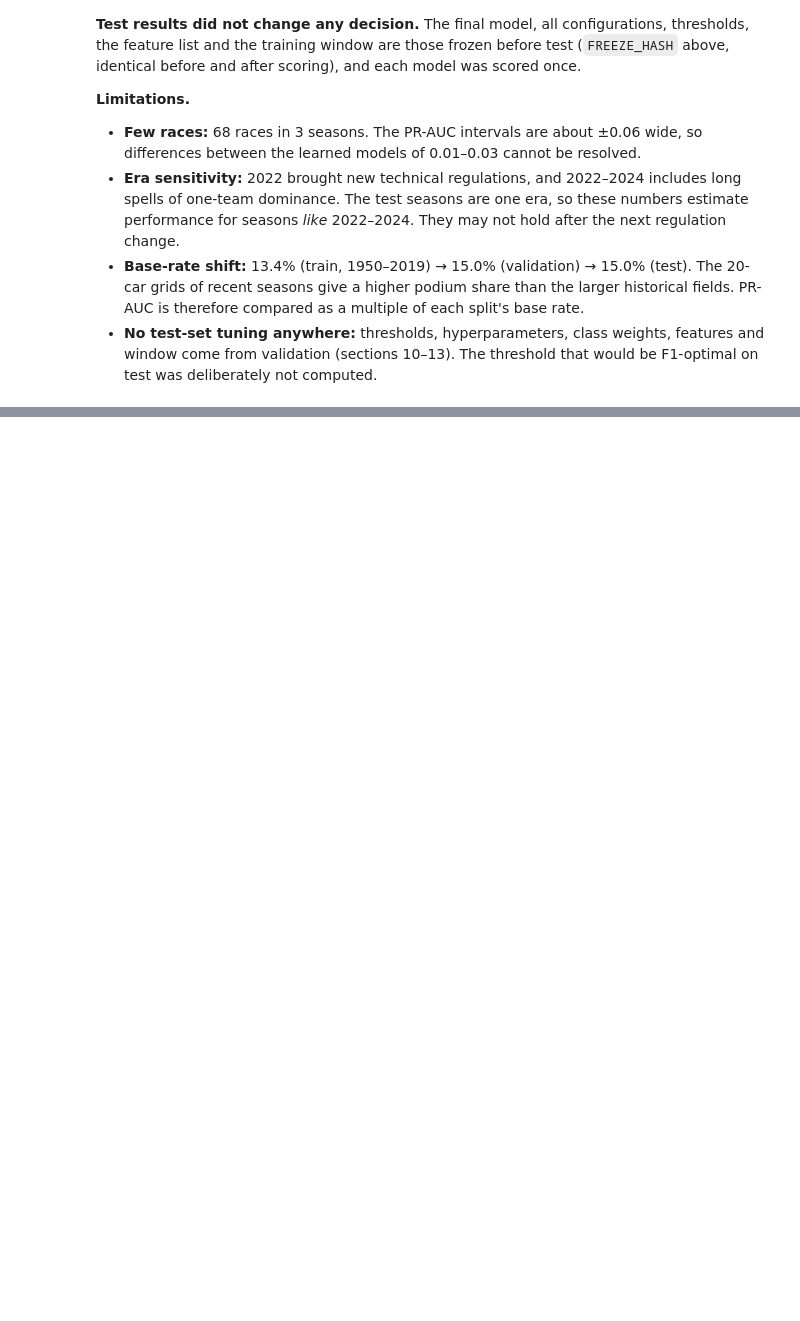
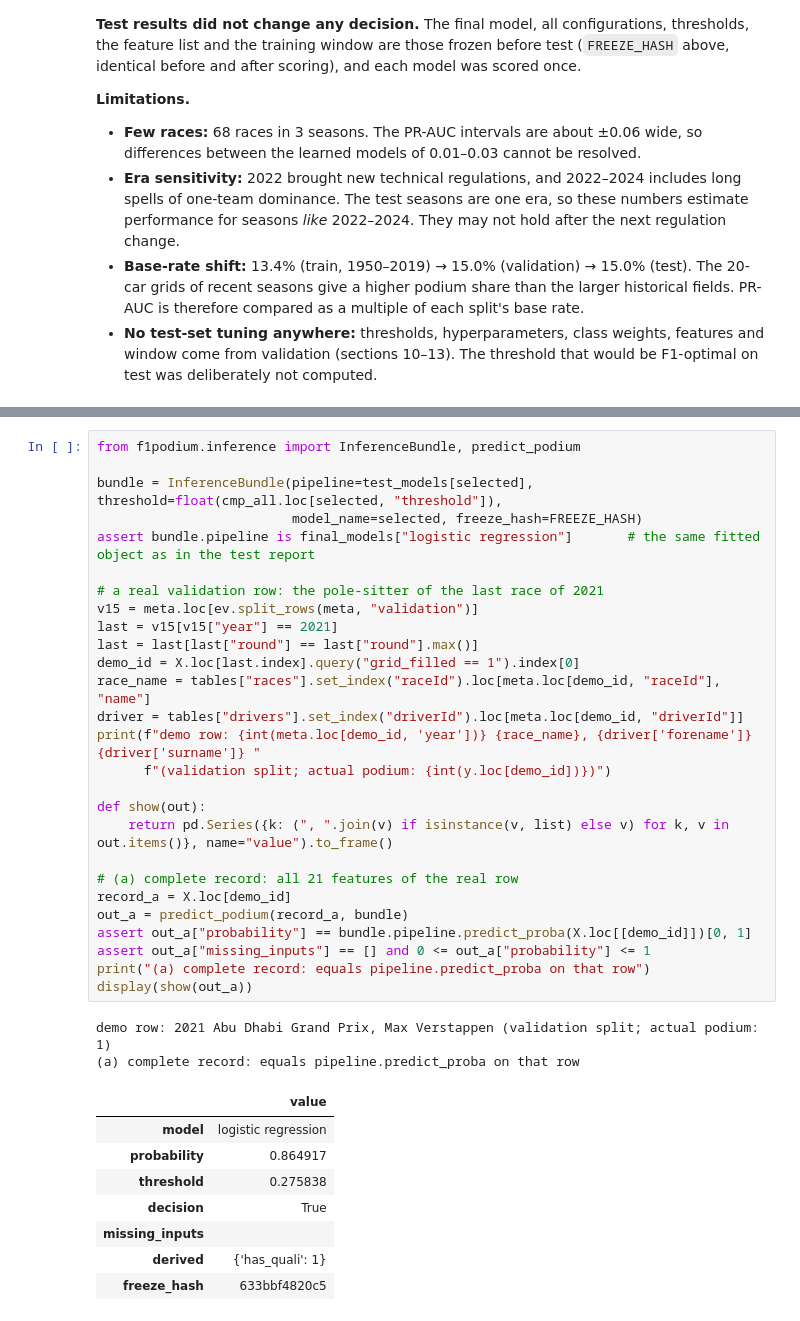
Before and after one commit to YShimy/f1-podium, a Jupyter notebook: notebooks/milestone1.ipynb, the cells around one changed output, grey strips where cells are left out. Saved outputs shown, nothing was run; the diff lists cells and outputs as text; blank space fills up the shorter version.

```diff
--- a/notebooks/milestone1.ipynb
+++ b/notebooks/milestone1.ipynb
@@ -4665,0 +4699,38 @@ model was scored once.
+# %%
+from f1podium.inference import InferenceBundle, predict_podium
+
+bundle = InferenceBundle(pipeline=test_models[selected], threshold=float(cmp_all.loc[selected, "threshold"]),
+                         model_name=selected, freeze_hash=FREEZE_HASH)
+assert bundle.pipeline is final_models["logistic regression"]       # the same fitted object as in the test report
+
+# a real validation row: the pole-sitter of the last race of 2021
+v15 = meta.loc[ev.split_rows(meta, "validation")]
+last = v15[v15["year"] == 2021]
+last = last[last["round"] == last["round"].max()]
+demo_id = X.loc[last.index].query("grid_filled == 1").index[0]
+race_name = tables["races"].set_index("raceId").loc[meta.loc[demo_id, "raceId"], "name"]
+driver = tables["drivers"].set_index("driverId").loc[meta.loc[demo_id, "driverId"]]
+print(f"demo row: {int(meta.loc[demo_id, 'year'])} {race_name}, {driver['forename']} {driver['surname']} "
+      f"(validation split; actual podium: {int(y.loc[demo_id])})")
+
+def show(out):
+    return pd.Series({k: (", ".join(v) if isinstance(v, list) else v) for k, v in out.items()}, name="value").to_frame()
+
+# (a) complete record: all 21 features of the real row
+record_a = X.loc[demo_id]
+out_a = predict_podium(record_a, bundle)
+assert out_a["probability"] == bundle.pipeline.predict_proba(X.loc[[demo_id]])[0, 1]
+assert out_a["missing_inputs"] == [] and 0 <= out_a["probability"] <= 1
+print("(a) complete record: equals pipeline.predict_proba on that row")
+display(show(out_a))
+# %% [output]
+demo row: 2021 Abu Dhabi Grand Prix, Max Verstappen (validation split; actual podium: 1)
+(a) complete record: equals pipeline.predict_proba on that row
+|  | value |
+| model | logistic regression |
+| probability | 0.864917 |
+| threshold | 0.275838 |
+| decision | True |
+| missing_inputs |  |
+| derived | {'has_quali': 1} |
+| freeze_hash | 633bbf4820c5 |
```
Also changed, not shown: parts of 9 cells of this notebook, 3 other files.
